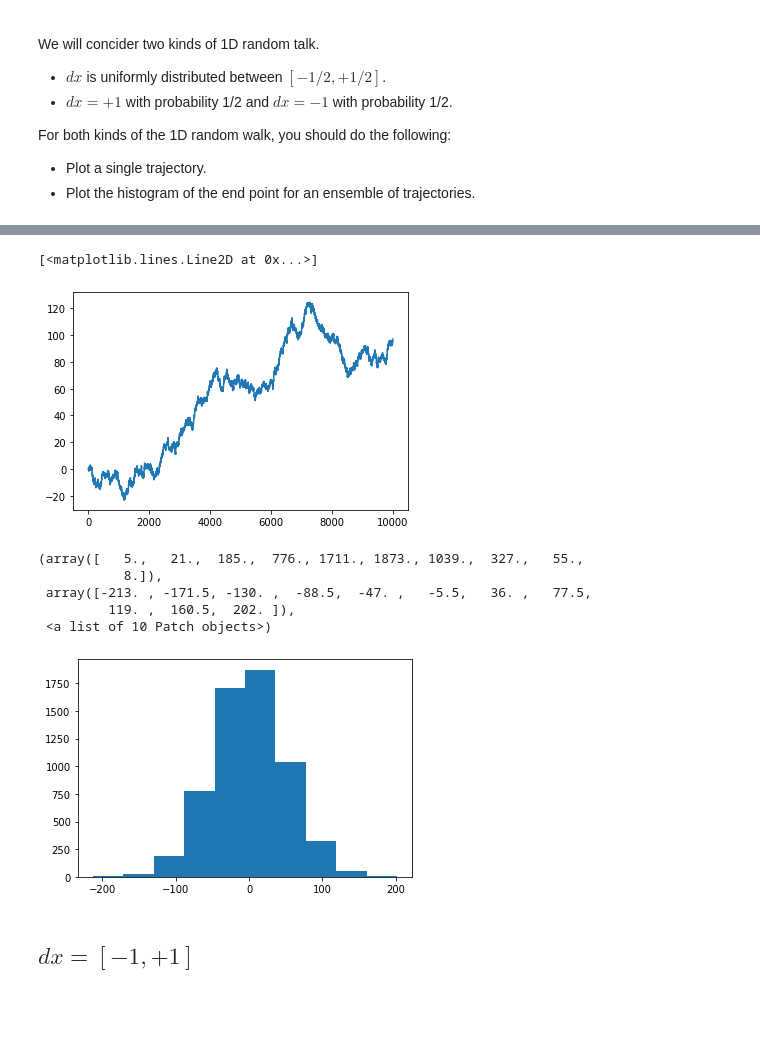
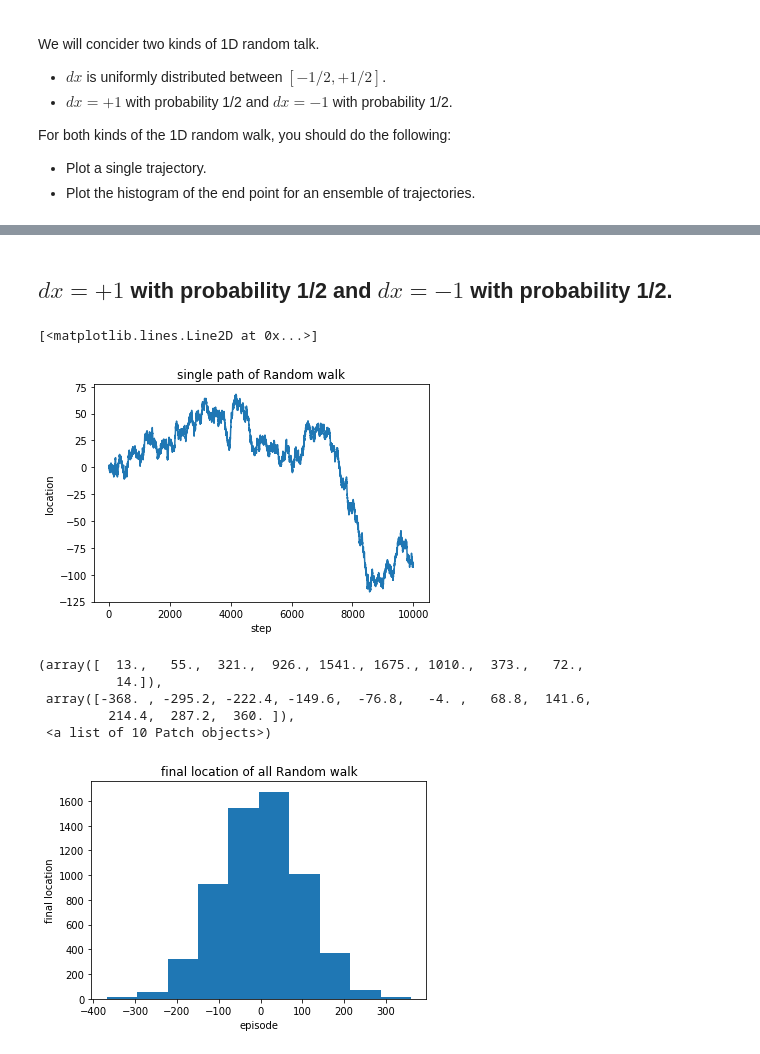
Before and after one commit to NTHU-Phys-Qubit/hw1-qaz20031616, a Jupyter notebook: Problem-1.ipynb, the cells around one changed output, grey strips where cells are left out. Cells and saved outputs as stored; diff of their text form; code cells hidden in the pictures; blank space fills up the shorter version.

```diff
--- a/Problem-1.ipynb
+++ b/Problem-1.ipynb
@@ -16,38 +47,41 @@ For both kinds of the 1D random walk, you should do the following:
+# %% [markdown]
+## $dx=+1$ with probability 1/2 and $dx=-1$ with probability 1/2.
 # %%
-import random
-import numpy as np
-import matplotlib.pyplot as plt
 dims = 1
 step_n = 10000
-step_set = [-1/2, 1/2]
+step_set = [-1, 1]
 origin = np.zeros((1,dims))
 step_shape = (step_n,dims)
 steps = np.random.choice(a=step_set, size=step_shape, p=[0.5, 0.5])
 
 path = np.concatenate([origin, steps]).cumsum(0)
+plt.title("single path of Random walk")
+plt.xlabel('step')
+plt.ylabel('location')
 plt.plot(path)
 # %% [output]
 [<matplotlib.lines.Line2D at 0x...>]
-[figure, old version]
+[figure, new version]
 # %%
 dims = 1
 path_end = []
 for i in range(6000):  #6000 times
     step_n = 10000  #each time 10000 steps
-    step_set = [-1/2, 1/2]
+    step_set = [-1, 1]
     origin = np.zeros((1,dims))
     step_shape = (step_n,dims)
     steps = np.random.choice(a=step_set, size=step_shape, p=[0.5, 0.5])
     path = np.concatenate([origin, steps]).cumsum(0)
     path_end.append(path[-1][0])
 
+plt.title("final location of all Random walk")
+plt.xlabel('episode')
+plt.ylabel('final location')
 plt.hist(path_end)
 # %% [output]
-(array([   5.,   21.,  185.,  776., 1711., 1873., 1039.,  327.,   55.,
-           8.]),
- array([-213. , -171.5, -130. ,  -88.5,  -47. ,   -5.5,   36. ,   77.5,
-         119. ,  160.5,  202. ]),
+(array([  13.,   55.,  321.,  926., 1541., 1675., 1010.,  373.,   72.,
+          14.]),
+ array([-368. , -295.2, -222.4, -149.6,  -76.8,   -4. ,   68.8,  141.6,
+         214.4,  287.2,  360. ]),
  <a list of 10 Patch objects>)
-[figure, old version]
+[figure, new version]
-# %% [markdown]
-## $dx =   [−1,+1]$
```
Also changed, not shown: parts of 6 cells of this notebook, 1 other file.
